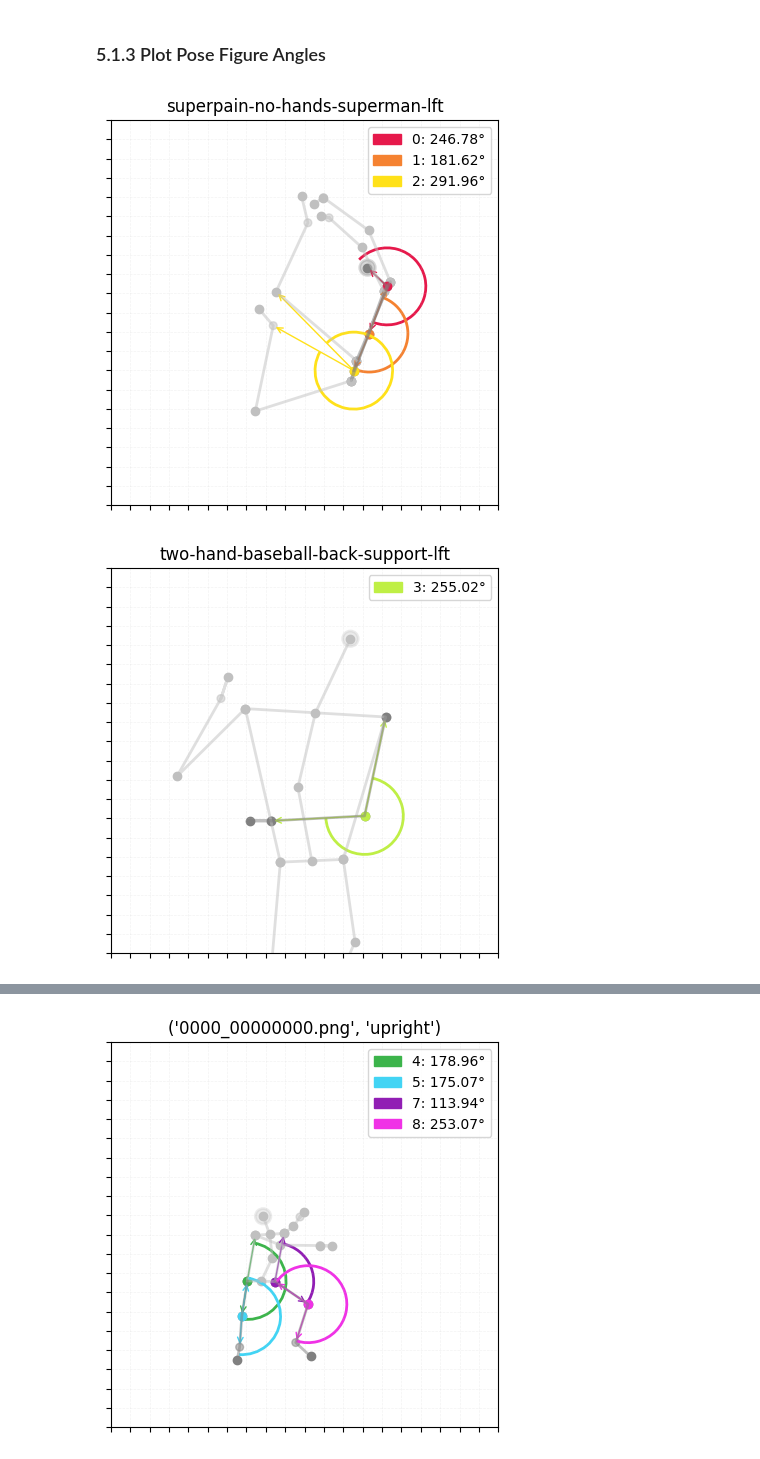
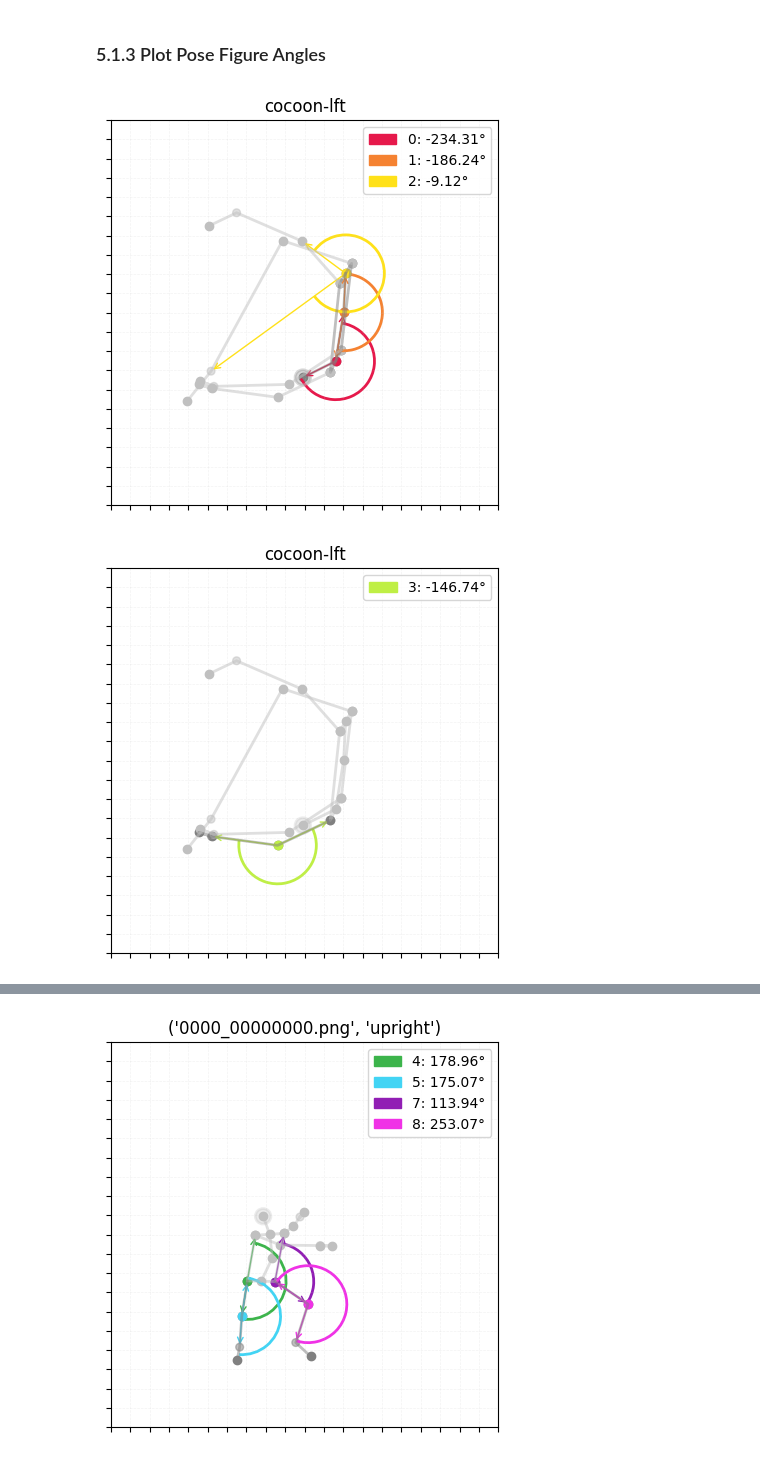
Before and after one commit to kayesokua/poledance.xyz, a Jupyter notebook: docs/5-0_data_visualizations.ipynb, the cells around one changed output, grey strips where cells are left out. Drawn from its saved outputs; the diff is of its cells as text; code cells hidden in the pictures.

```diff
--- a/docs/5-0_data_visualizations.ipynb
+++ b/docs/5-0_data_visualizations.ipynb
@@ -466,15 +474,10 @@ def plot_pose_figure_angles(data, idx, spine=True, right_arm=False, left_arm=Fal
         0: (row['a_head_to_stomach'], row['head_x'], row['head_y'],row['chest_x'], row['chest_y'], row['stomach_x'], row['stomach_y']),
         1: (row['a_chest_to_hip'], row['chest_x'], row['chest_y'],row['stomach_x'], row['stomach_y'], row['hip_x'], row['hip_y']),
         2: (row['a_mid_hip_to_knees'], row['landmark_26_x'], row['landmark_26_y'],row['hip_x'], row['hip_y'], row['landmark_27_x'], row['landmark_27_y']),
-
         3: (row['a_rgt_shoulder_to_wrist'], row['landmark_12_x'], row['landmark_12_y'],row['landmark_14_x'], row['landmark_14_y'], row['landmark_16_x'], row['landmark_16_y']),
-
         4: (row['a_rgt_shoulder_to_knee'], row['landmark_12_x'], row['landmark_12_y'],row['landmark_24_x'], row['landmark_24_y'], row['landmark_26_x'], row['landmark_26_y']),
         5: (row['a_rgt_hip_to_foot'], row['landmark_24_x'], row['landmark_24_y'],row['landmark_26_x'], row['landmark_26_y'], row['landmark_28_x'], row['landmark_28_y']),
-
         6: (row['a_lft_shoulder_to_wrist'], row['landmark_11_x'], row['landmark_11_y'],row['landmark_13_x'], row['landmark_13_y'], row['landmark_15_x'], row['landmark_15_y']),
-
-
         7: (row['a_lft_shoulder_to_knee'], row['landmark_11_x'], row['landmark_11_y'],row['landmark_23_x'], row['landmark_23_y'], row['landmark_25_x'], row['landmark_25_y']),
         8: (row['a_lft_hip_to_foot'], row['landmark_23_x'], row['landmark_23_y'],row['landmark_25_x'], row['landmark_25_y'], row['landmark_27_x'], row['landmark_27_y']),
     }
@@ -494,37 +497,44 @@ def plot_pose_figure_angles(data, idx, spine=True, right_arm=False, left_arm=Fal
         ax.add_patch(arrow_C)
 
         legend_patch = mpatches.Patch(color=colors[index % len(colors)], label=f"{index}: {angle:.2f}°")
         legend_handles.append(legend_patch)
 
         # Draw angle arcs
         AB_rad = np.arctan2(Ay - By, Ax - Bx)
         CB_rad = np.arctan2(Cy - By, Cx - Bx)
         AB_rad_deg = np.degrees(AB_rad) % 360
         CB_rad_deg = np.degrees(CB_rad) % 360
         theta1, theta2 = (CB_rad_deg, AB_rad_deg) if AB_rad_deg < CB_rad_deg else (AB_rad_deg, CB_rad_deg + 360)
         angle_arc = Arc((Bx, By), width=0.2, height=0.2, alpha=1, angle=0, theta1=theta1, theta2=theta2, edgecolor=colors[index % len(colors)], linewidth=2)
         ax.add_patch(angle_arc)
         ax.scatter(Bx, By, color=colors[index % len(colors)])
 
     ax.legend(handles=legend_handles, loc='upper right')
     ax.set_xlabel("")
     ax.set_ylabel("")
     ax.set_xlim(0, 1)
     ax.set_ylim(0, 1)
     ax.invert_yaxis()
     ax.set_xticks(np.arange(0, 1.05, 0.05))
     ax.set_yticks(np.arange(0, 1.05, 0.05))
     ax.set_xticklabels("")
     ax.set_yticklabels("")
     ax.grid(True)
     ax.grid(which='both', color='silver', linestyle='--', linewidth=0.5, alpha=0.2)
     plt.show()
 
-plot_pose_figure_angles(data=tricks,idx=498)
-plot_pose_figure_angles(data=grip,idx=57, spine=False, right_arm=True)
-plot_pose_figure_angles(data=grip,idx=57, spine=False, left_arm=True)
-plot_pose_figure_angles(data=legs,idx=51, spine=False, right_leg=True)
-plot_pose_figure_angles(data=legs,idx=51, spine=False, left_leg=True)
+plot_pose_figure_angles(data=tricks,idx=100)
+plot_pose_figure_angles(data=tricks,idx=100, spine=False, right_arm=True)
+plot_pose_figure_angles(data=tricks,idx=100, spine=False, left_arm=True)
+plot_pose_figure_angles(data=tricks,idx=100, spine=False, right_leg=True)
+plot_pose_figure_angles(data=tricks,idx=100, spine=False, left_leg=True)
+
+
+
+#plot_pose_figure_angles(data=grip,idx=57, spine=False, right_arm=True)
+#plot_pose_figure_angles(data=grip,idx=57, spine=False, left_arm=True)
+#plot_pose_figure_angles(data=legs,idx=51, spine=False, right_leg=True)
+#plot_pose_figure_angles(data=legs,idx=51, spine=False, left_leg=True)
 # %% [output]
-[figure, old version]
+[figure, new version]
-[figure, old version]
+[figure, new version]
```
Also changed, not shown: parts of 2 cells of this notebook, 10 other files.
